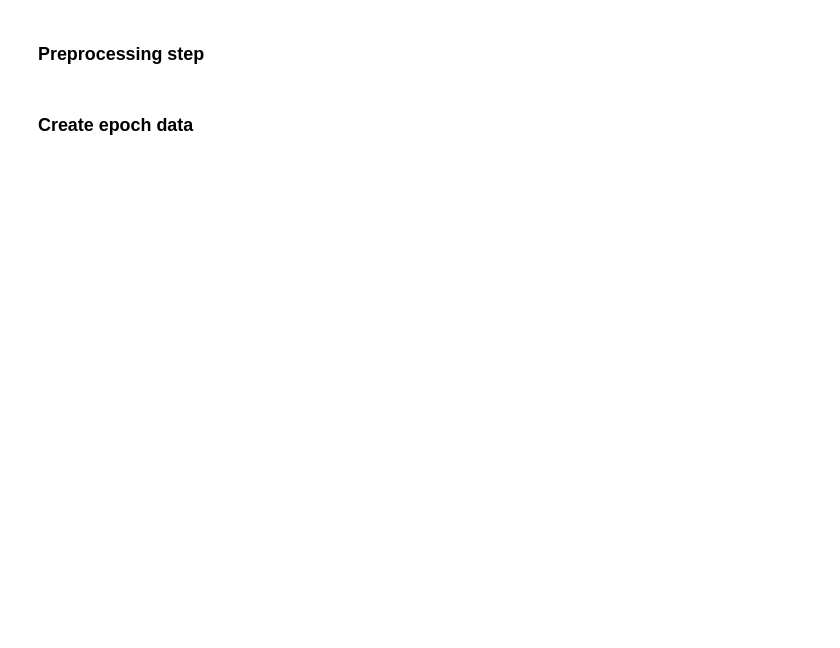
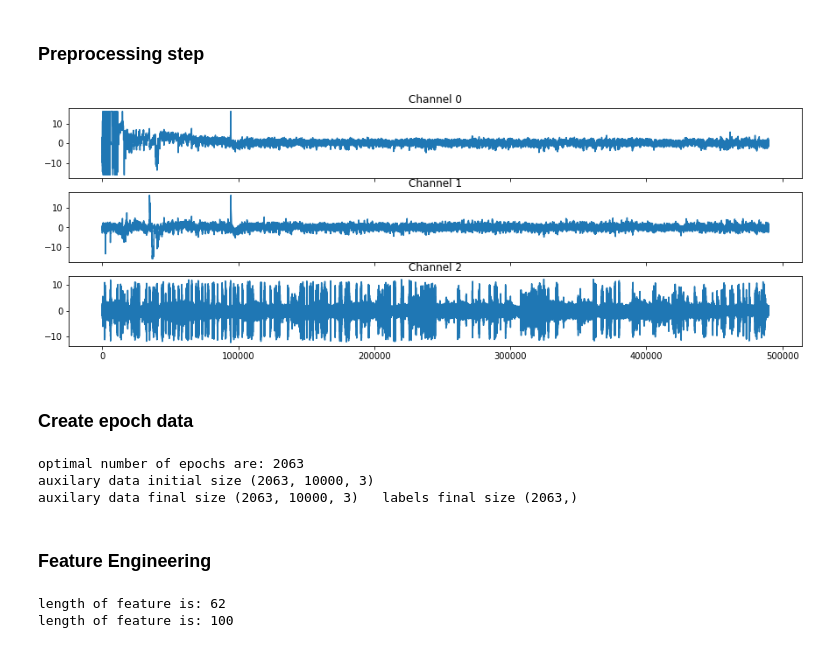
Before and after one commit to NimaMojtahedi/Automatic-sleep-EEG-scoring, a Jupyter notebook: notebook.ipynb, the cells around one changed output. Drawn from its saved outputs; the diff is of its cells as text; code cells hidden in the pictures; blank space fills up the shorter version.

```diff
--- a/notebook.ipynb
+++ b/notebook.ipynb
@@ -71,11 +93,40 @@ auxilary data final size (2063, 10000, 3)   labels final size (2063,)
 from preprocessing import pre_processing
 PreProcessing = pre_processing()
 # %%
-min_max = PreProcessing.MinMaxScaler()
+SS = PreProcessing.StandardScaler()
+eeg_pp = SS.fit_transform(eeg_files_info[0])
+# %%
+# check traces after standarizing
+from_ = 10000
+to_ = 500000
+
+fig, axs = plt.subplots(ncols=1, nrows=3, sharex=True, figsize = (15,5))
+
+for i,ax in enumerate(axs):
+    ax.plot(eeg_pp[from_:to_, i])
+    ax.set_title(f'Channel {i}')
+# %% [output]
+[figure, added]
 # %% [markdown]
 ### Create epoch data
 # %%
 # reshape long timeseries (samples * features) to epoch based data (epoch * length_epoch * features)
 # signals in eeg_files_info[0] can be used raw or can be preprocessd first
 
-data_aux, nr_epochs, nr_samples, nr_features = make_aux_data(eeg_files_info[0], eeg_files_info[2], eeg_files_info[1])
+data_aux, nr_epochs, nr_samples, nr_features = make_aux_data(eeg_pp, eeg_files_info[2], eeg_files_info[1])
+# %% [output]
+optimal number of epochs are: 2063
+auxilary data initial size (2063, 10000, 3)
+auxilary data final size (2063, 10000, 3)   labels final size (2063,)
+# %% [markdown]
+### Feature Engineering
+# %%
+# checking length of calculated feature
+feature_eng = FeatureEng(data=data_aux[0,:,0], fs=1000)
+print(f'length of feature is: {len(feature_eng.power_spec(keep_f=30))}')
+
+feature_eng = FeatureEng(data=data_aux[0,:,0], fs=1000)
+print(f'length of feature is: {len(feature_eng.histogram())}')
+# %% [output]
+length of feature is: 62
+length of feature is: 100
```
Also changed, not shown: parts of 11 cells of this notebook.
